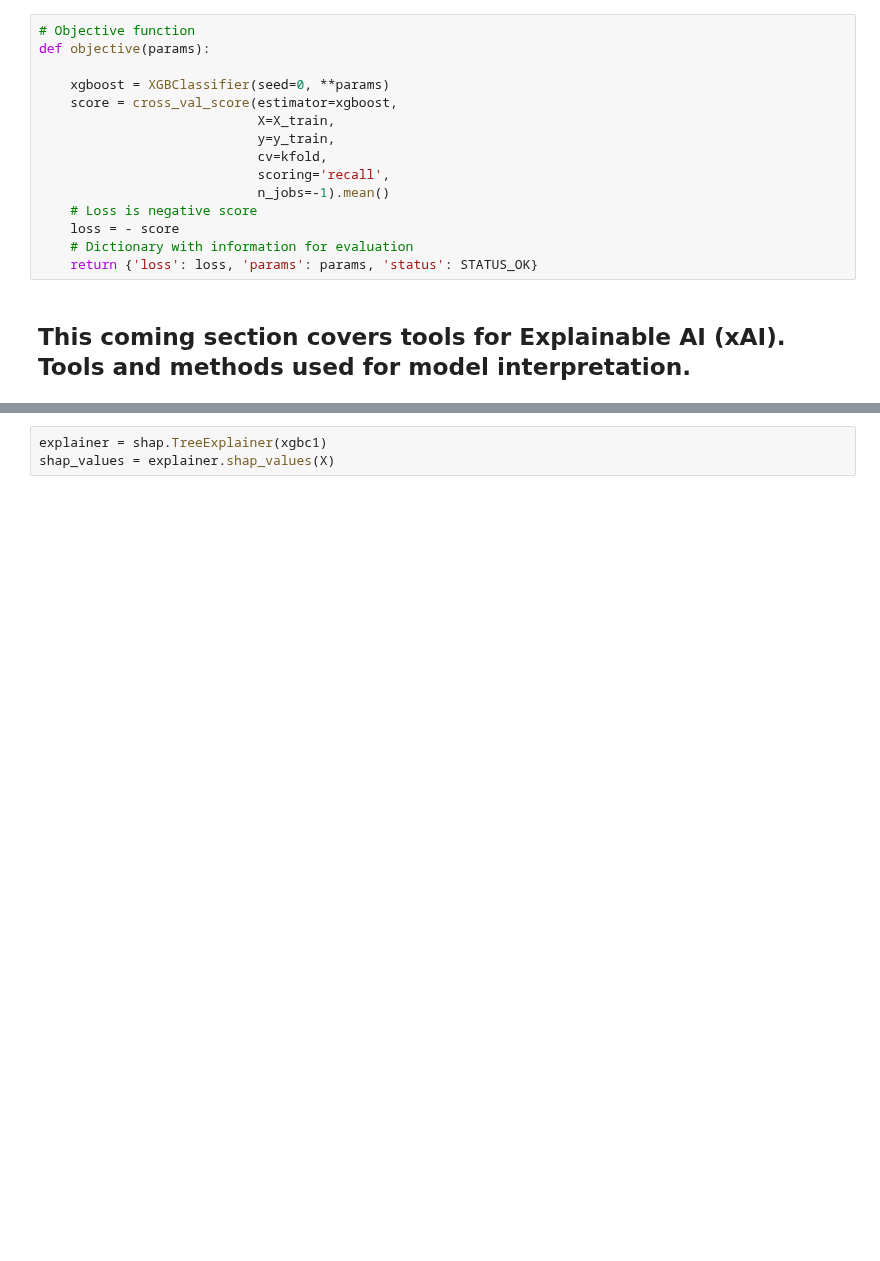
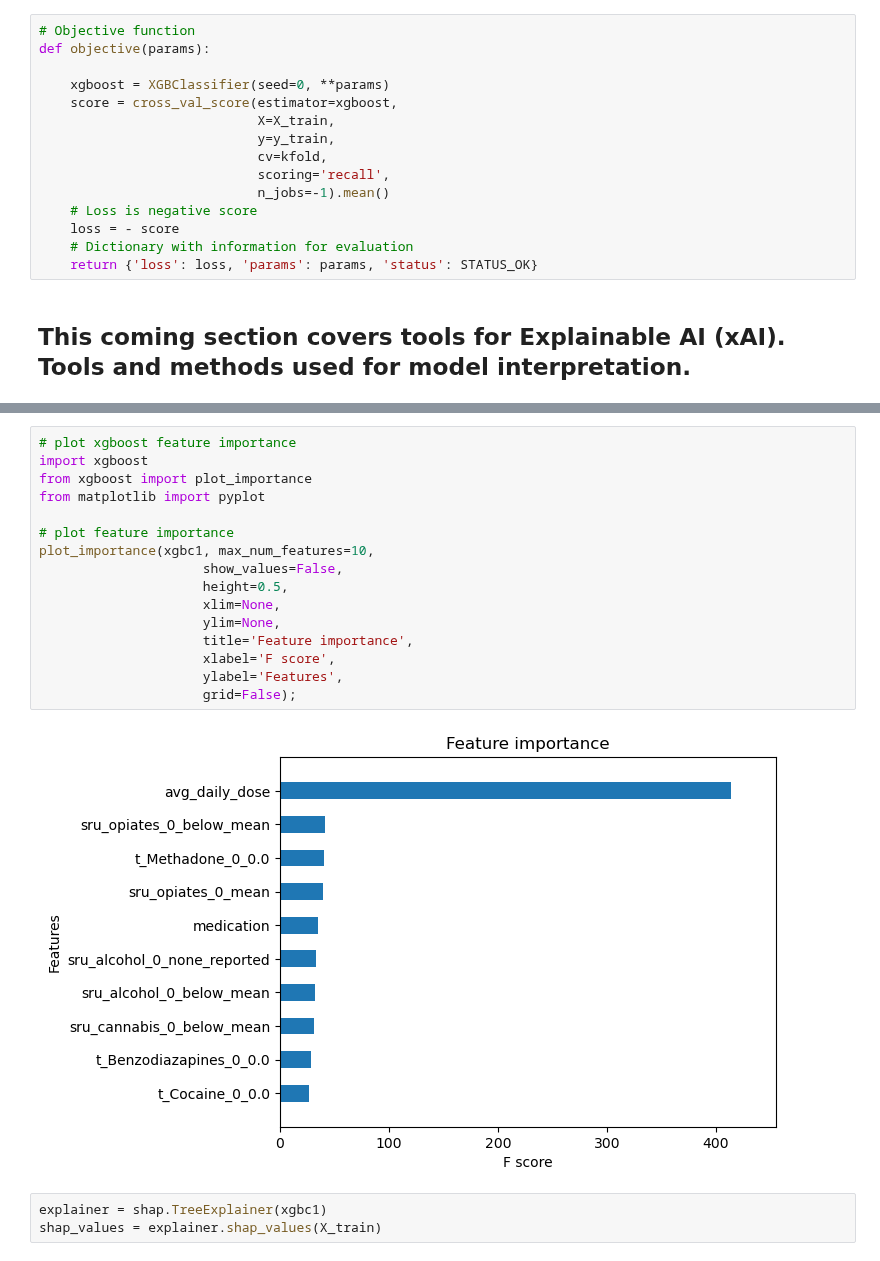
Before and after one commit to DanHerman212/oud_treatment_outcome, a Jupyter notebook: notebooks/Level_3_machine_learning/3_XGBoost_classifier_sklearnAPI.ipynb, the cells around one changed output, grey strips where cells are left out. Saved outputs shown, nothing was run; the diff lists cells and outputs as text; blank space fills up the shorter version.

```diff
--- a/notebooks/Level_3_machine_learning/3_XGBoost_classifier_sklearnAPI.ipynb
+++ b/notebooks/Level_3_machine_learning/3_XGBoost_classifier_sklearnAPI.ipynb
@@ -347,4 +347,22 @@ plot_importance(xgbc1, max_num_features=10,
+# %%
+# plot xgboost feature importance
+import xgboost
+from xgboost import plot_importance
+from matplotlib import pyplot
+
+# plot feature importance
+plot_importance(xgbc1, max_num_features=10,
+                     show_values=False,
+                     height=0.5,
+                     xlim=None,
+                     ylim=None,
+                     title='Feature importance',
+                     xlabel='F score',
+                     ylabel='Features',
+                     grid=False);
+# %% [output]
+[figure, added]
 # %%
 explainer = shap.TreeExplainer(xgbc1)
-shap_values = explainer.shap_values(X)
+shap_values = explainer.shap_values(X_train)
 # %%
```
Also changed, not shown: parts of 21 cells of this notebook, 2 other files.
